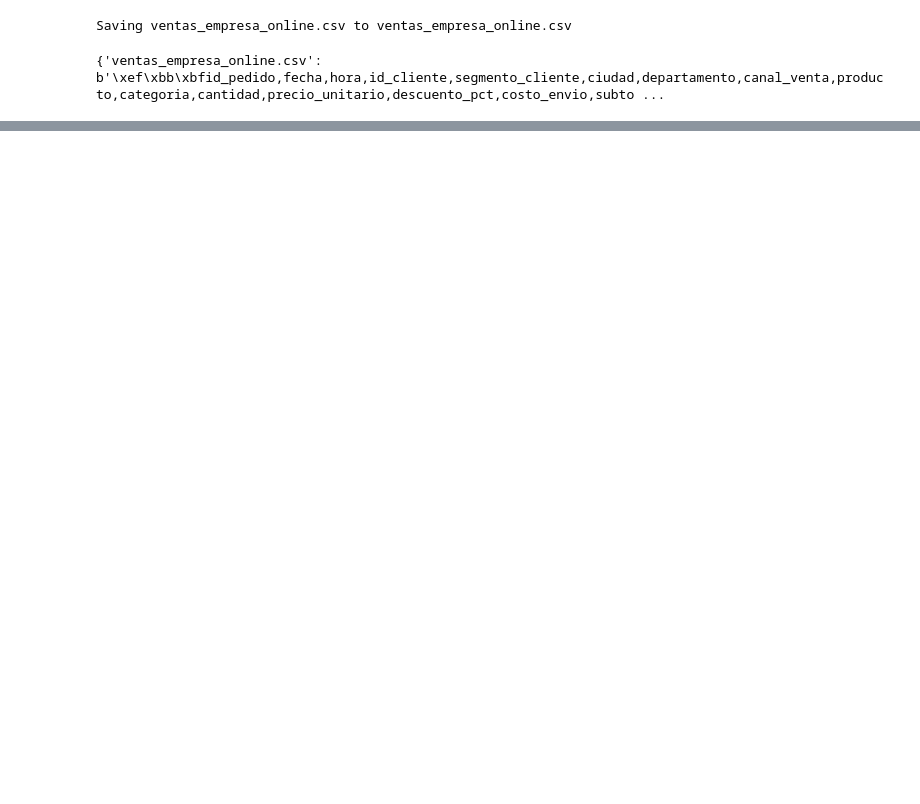
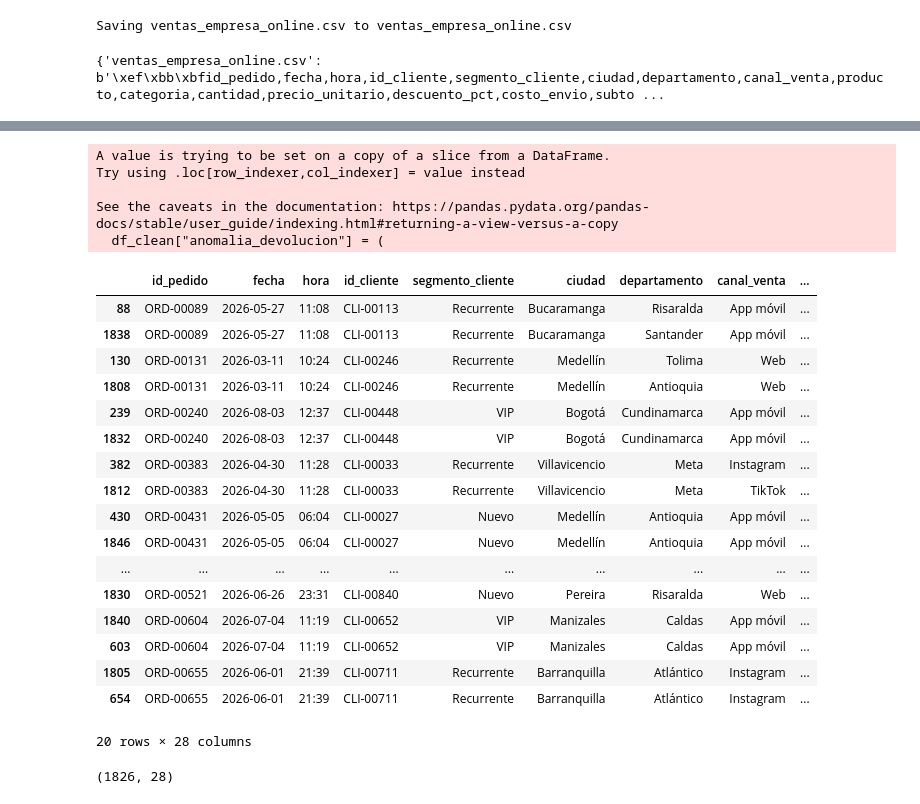
Before and after one commit to juan0898/BackendEstudiantes, a Jupyter notebook: Te_damos_la_bienvenida_a_Colaboratory.ipynb, the cells around one changed output, grey strips where cells are left out. Saved outputs shown, nothing was run; the diff lists cells and outputs as text; code cells hidden in the pictures; blank space fills up the shorter version.

```diff
--- a/Te_damos_la_bienvenida_a_Colaboratory.ipynb
+++ b/Te_damos_la_bienvenida_a_Colaboratory.ipynb
@@ -149,0 +546,12 @@ df[df.duplicated(keep=False)].sort_values("id_pedido").head(20)
+# %%
+mascara_total = (
+    df_clean["subtotal"].notna() &
+    df_clean["descuento_pct"].notna() &
+    df_clean["costo_envio"].notna()
+)
+
+df_clean.loc[mascara_total, "total_pagado"] = (
+    df_clean.loc[mascara_total, "subtotal"] *
+    (1 - df_clean.loc[mascara_total, "descuento_pct"] / 100)
+    + df_clean.loc[mascara_total, "costo_envio"]
+)
@@ -149,0 +679,47 @@ df[df.duplicated(keep=False)].sort_values("id_pedido").head(20)
+# %%
+df_clean["anomalia_devolucion"] = (
+    (
+        (df_clean["estado_pedido"] == "Devuelto") &
+        (df_clean["devuelto"] == "No")
+    )
+    |
+    (
+        (df_clean["estado_pedido"] != "Devuelto") &
+        (df_clean["devuelto"] == "Sí")
+    )
+)
+# %% [output]
+A value is trying to be set on a copy of a slice from a DataFrame.
+Try using .loc[row_indexer,col_indexer] = value instead
+
+See the caveats in the documentation: https://pandas.pydata.org/pandas-docs/stable/user_guide/indexing.html#returning-a-view-versus-a-copy
+  df_clean["anomalia_devolucion"] = (
+# %%
+ids_conflictivos = df_clean[
+    df_clean["id_pedido"].duplicated(keep=False)
+].sort_values("id_pedido")
+
+ids_conflictivos.head(20)
+# %% [output]
+|  | id_pedido | fecha | hora | id_cliente | segmento_cliente | ciudad | departamento | canal_venta | ... |
+| 88 | ORD-00089 | 2026-05-27 | 11:08 | CLI-00113 | Recurrente | Bucaramanga | Risaralda | App móvil | ... |
+| 1838 | ORD-00089 | 2026-05-27 | 11:08 | CLI-00113 | Recurrente | Bucaramanga | Santander | App móvil | ... |
+| 130 | ORD-00131 | 2026-03-11 | 10:24 | CLI-00246 | Recurrente | Medellín | Tolima | Web | ... |
+| 1808 | ORD-00131 | 2026-03-11 | 10:24 | CLI-00246 | Recurrente | Medellín | Antioquia | Web | ... |
+| 239 | ORD-00240 | 2026-08-03 | 12:37 | CLI-00448 | VIP | Bogotá | Cundinamarca | App móvil | ... |
+| 1832 | ORD-00240 | 2026-08-03 | 12:37 | CLI-00448 | VIP | Bogotá | Cundinamarca | App móvil | ... |
+| 382 | ORD-00383 | 2026-04-30 | 11:28 | CLI-00033 | Recurrente | Villavicencio | Meta | Instagram | ... |
+| 1812 | ORD-00383 | 2026-04-30 | 11:28 | CLI-00033 | Recurrente | Villavicencio | Meta | TikTok | ... |
+| 430 | ORD-00431 | 2026-05-05 | 06:04 | CLI-00027 | Nuevo | Medellín | Antioquia | App móvil | ... |
+| 1846 | ORD-00431 | 2026-05-05 | 06:04 | CLI-00027 | Nuevo | Medellín | Antioquia | App móvil | ... |
+| ... | ... | ... | ... | ... | ... | ... | ... | ... | ... |
+| 1830 | ORD-00521 | 2026-06-26 | 23:31 | CLI-00840 | Nuevo | Pereira | Risaralda | Web | ... |
+| 1840 | ORD-00604 | 2026-07-04 | 11:19 | CLI-00652 | VIP | Manizales | Caldas | App móvil | ... |
+| 603 | ORD-00604 | 2026-07-04 | 11:19 | CLI-00652 | VIP | Manizales | Caldas | App móvil | ... |
+| 1805 | ORD-00655 | 2026-06-01 | 21:39 | CLI-00711 | Recurrente | Barranquilla | Atlántico | Instagram | ... |
+| 654 | ORD-00655 | 2026-06-01 | 21:39 | CLI-00711 | Recurrente | Barranquilla | Atlántico | Instagram | ... |
+20 rows × 28 columns
+# %%
+df_clean.shape
+# %% [output]
+(1826, 28)
```
Also changed, not shown: parts of 79 cells of this notebook.
